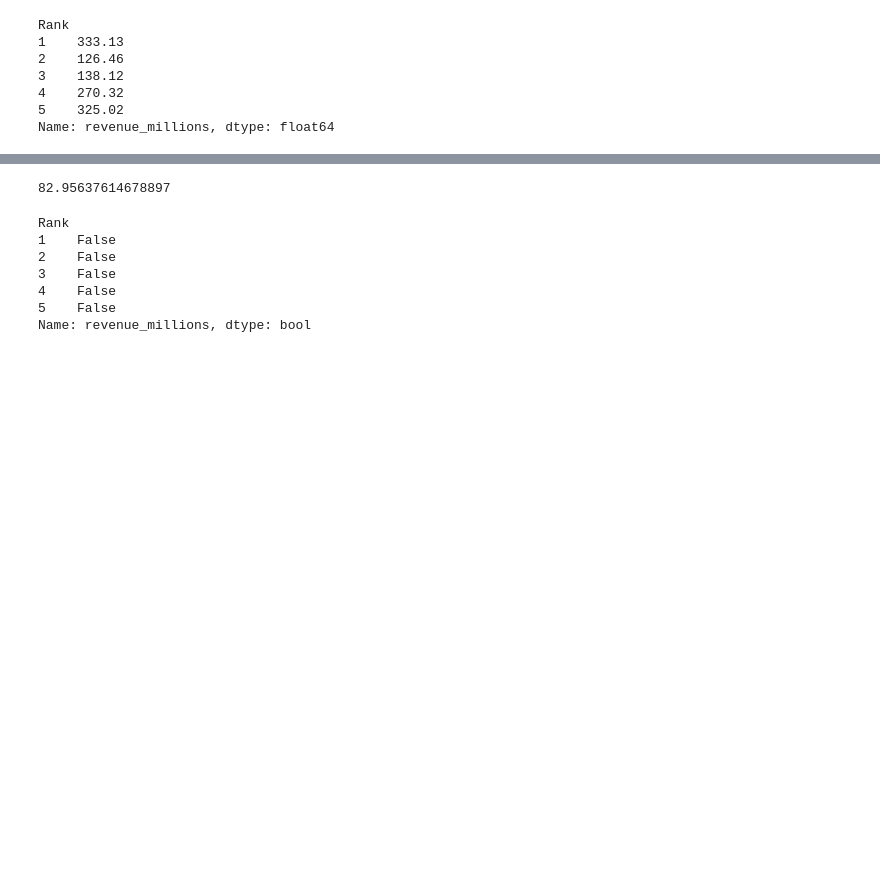
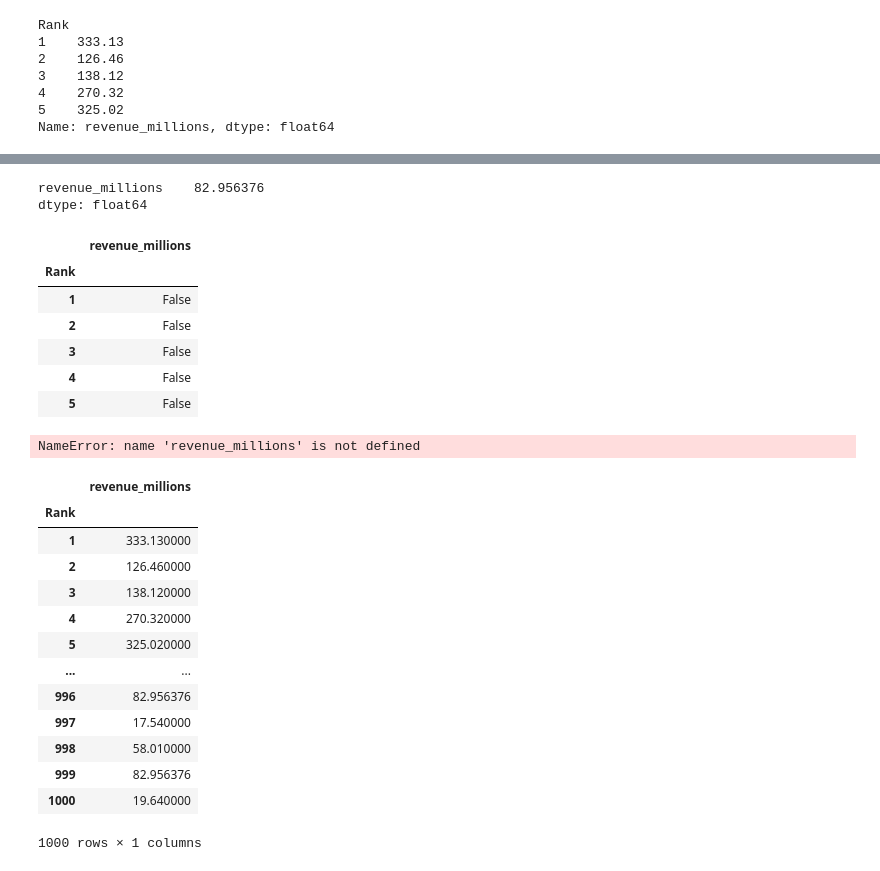
Before and after one commit to Elizabeth-Wainaina/ds-python-techcamp, a Jupyter notebook: pandas_one.ipynb, the cells around one changed output, grey strips where cells are left out. Cells and saved outputs as stored; diff of their text form; code cells hidden in the pictures; blank space fills up the shorter version.

```diff
--- a/pandas_one.ipynb
+++ b/pandas_one.ipynb
@@ -100,6 +136,6 @@ df_sales.head(2)
 * Run describe() method on your df. = show mean/frequency/std/min/max/variance of contious variables(numbers only)
 * Check relationship between contionous variables i.e. one column and another
 # %%
-df_movies = pd.read_csv("IMDb movies.csv", index_col='imdb_title_id')
+df_movies = pd.read_csv("data/IMDb movies.csv", index_col='imdb_title_id')
 # %%
 df_movies.head(2)
@@ -148,4 +208,4 @@ Index(['Title', 'Genre', 'Description', 'Director', 'Actors', 'Year',
        'Metascore'],
       dtype='object')
 # %%
-df_movies_one.rename(columns = {'Runtime (Minutes)': 'Runtime_Minutes','Revenue (Millions)': 'Revenue_Millions'},inplace=True)
+df_movies_one.rename(columns = {" Runtime (Minutes)": "Runtime_minutes", "Revenue (Millions)": "Revenue_millions"}, inplace=True )
@@ -359,0 +441,2 @@ Name: revenue_millions, dtype: float64
+# %%
+revenue = df_movies_one[['revenue_millions']]
@@ -362,23 +455,41 @@ rm = revenue.mean()
 # %%
 rm
 # %% [output]
-82.95637614678897
+revenue_millions    82.956376
+dtype: float64
 # %%
 r_null = revenue.isna()
 # %%
 r_null.head()
 # %% [output]
-Rank
-1    False
-2    False
-3    False
-4    False
-5    False
-Name: revenue_millions, dtype: bool
+|  | revenue_millions |
+| Rank |  |
+| 1 | False |
+| 2 | False |
+| 3 | False |
+| 4 | False |
+| 5 | False |
 # %%
 df_movies_one4 = df_movies_one.copy()
 # %%
-df_movies_one4['revenue_millions'].fillna(df_movies_one['revenue_millions'].mean(),inplace=True)
+# df_movies_one3['revenue_millions'].fillna(df_movies_one[revenue_millions].mean(),inplace=True)
+# %% [output]
+NameError: name 'revenue_millions' is not defined
 # %%
-revenue.fillna(rm, inplace=True)
+revenue.fillna(rm)
+# %% [output]
+|  | revenue_millions |
+| Rank |  |
+| 1 | 333.130000 |
+| 2 | 126.460000 |
+| 3 | 138.120000 |
+| 4 | 270.320000 |
+| 5 | 325.020000 |
+| ... | ... |
+| 996 | 82.956376 |
+| 997 | 17.540000 |
+| 998 | 58.010000 |
+| 999 | 82.956376 |
+| 1000 | 19.640000 |
+1000 rows × 1 columns
 # %%
```
Also changed, not shown: parts of 26 cells of this notebook, 6 other files.
